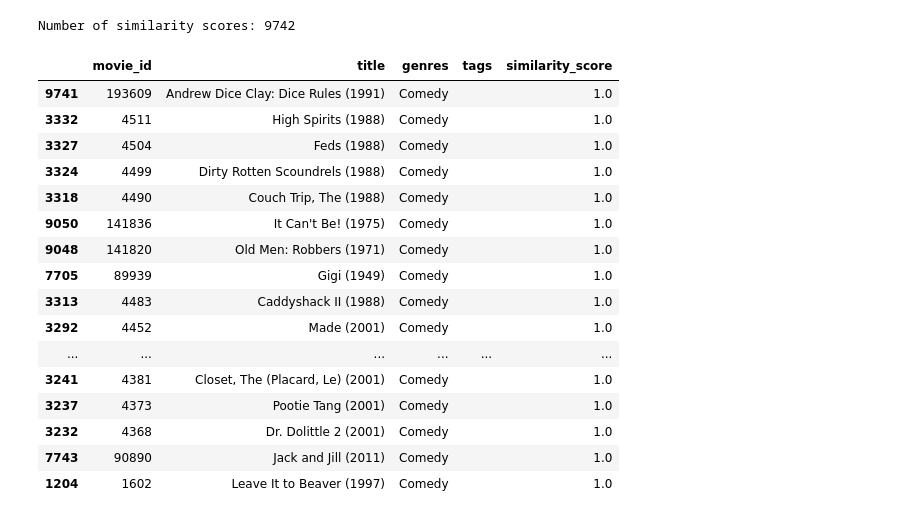
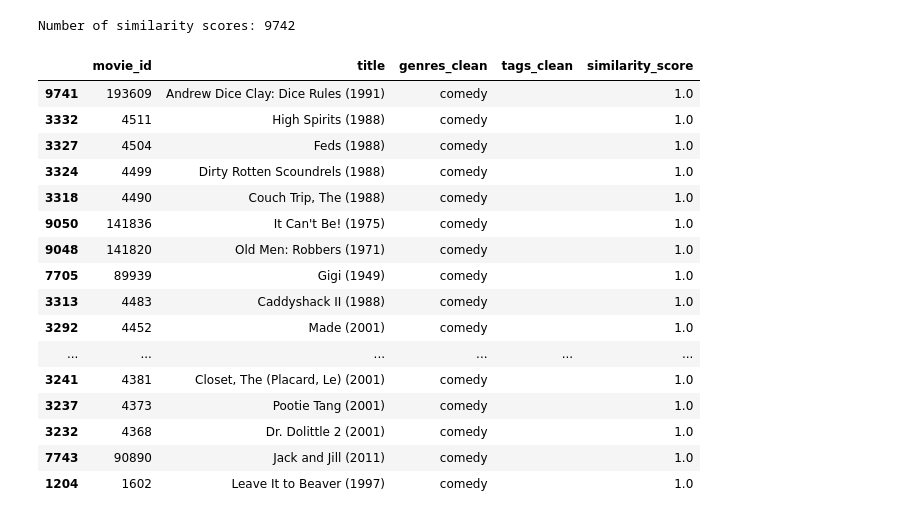
Before and after one commit to PragyaSharmaHyd/CPSC481_Final, a Jupyter notebook: notebooks/recommendations.ipynb, the cells around one changed output. Drawn from its saved outputs; the diff is of its cells as text; code cells hidden in the pictures.

```diff
--- a/notebooks/recommendations.ipynb
+++ b/notebooks/recommendations.ipynb
@@ -162,12 +162,9 @@ from sklearn.preprocessing import normalize
 
 movies_df = movies_df.reset_index(drop=True)
 
-# Genres: keep each genre as one token (e.g. "sci-fi" stays intact)
-movies_df["genres_tok"] = (
-    movies_df["genres"].str.lower().str.replace(" ", "", regex=False)
-)
-genre_vec = TfidfVectorizer(tokenizer=lambda s: s.split("|"), token_pattern=None)
-genre_matrix = genre_vec.fit_transform(movies_df["genres_tok"])
+# Use the cleaned, space-separated genre names as individual tokens
+genre_vec = TfidfVectorizer(tokenizer=str.split, token_pattern=None)
+genre_matrix = genre_vec.fit_transform(movies_df["genres_clean"])
 
 # Tags: unigrams only (or bigrams with min_df), sublinear TF
 tag_vec = TfidfVectorizer(
@@ -266,39 +263,39 @@ Number of similarity scores: 9742
 # %%
 # Exclude the selected movie itself
 similarity_scores[movie_index] = -1
 
 # Sort movies by similarity score (highest to lowest)
 similar_movies_indices = np.argsort(similarity_scores)[::-1]
 
 # Select the top 20
 top_20_indices = similar_movies_indices[:20]
 
 # Display recommendations
 recommendations = movies_df.iloc[top_20_indices][
-    ["movie_id", "title", "genres", "tags"]
+    ["movie_id", "title", "genres_clean", "tags_clean"]
 ].copy()
 
 recommendations["similarity_score"] = similarity_scores[top_20_indices]
 
 recommendations
 # %% [output]
-|  | movie_id | title | genres | tags | similarity_score |
-| 9741 | 193609 | Andrew Dice Clay: Dice Rules (1991) | Comedy |  | 1.0 |
-| 3332 | 4511 | High Spirits (1988) | Comedy |  | 1.0 |
-| 3327 | 4504 | Feds (1988) | Comedy |  | 1.0 |
-| 3324 | 4499 | Dirty Rotten Scoundrels (1988) | Comedy |  | 1.0 |
-| 3318 | 4490 | Couch Trip, The (1988) | Comedy |  | 1.0 |
-| 9050 | 141836 | It Can't Be! (1975) | Comedy |  | 1.0 |
-| 9048 | 141820 | Old Men: Robbers (1971) | Comedy |  | 1.0 |
-| 7705 | 89939 | Gigi (1949) | Comedy |  | 1.0 |
-| 3313 | 4483 | Caddyshack II (1988) | Comedy |  | 1.0 |
-| 3292 | 4452 | Made (2001) | Comedy |  | 1.0 |
+|  | movie_id | title | genres_clean | tags_clean | similarity_score |
+| 9741 | 193609 | Andrew Dice Clay: Dice Rules (1991) | comedy |  | 1.0 |
+| 3332 | 4511 | High Spirits (1988) | comedy |  | 1.0 |
+| 3327 | 4504 | Feds (1988) | comedy |  | 1.0 |
+| 3324 | 4499 | Dirty Rotten Scoundrels (1988) | comedy |  | 1.0 |
+| 3318 | 4490 | Couch Trip, The (1988) | comedy |  | 1.0 |
+| 9050 | 141836 | It Can't Be! (1975) | comedy |  | 1.0 |
+| 9048 | 141820 | Old Men: Robbers (1971) | comedy |  | 1.0 |
+| 7705 | 89939 | Gigi (1949) | comedy |  | 1.0 |
+| 3313 | 4483 | Caddyshack II (1988) | comedy |  | 1.0 |
+| 3292 | 4452 | Made (2001) | comedy |  | 1.0 |
 | ... | ... | ... | ... | ... | ... |
-| 3241 | 4381 | Closet, The (Placard, Le) (2001) | Comedy |  | 1.0 |
-| 3237 | 4373 | Pootie Tang (2001) | Comedy |  | 1.0 |
-| 3232 | 4368 | Dr. Dolittle 2 (2001) | Comedy |  | 1.0 |
-| 7743 | 90890 | Jack and Jill (2011) | Comedy |  | 1.0 |
-| 1204 | 1602 | Leave It to Beaver (1997) | Comedy |  | 1.0 |
+| 3241 | 4381 | Closet, The (Placard, Le) (2001) | comedy |  | 1.0 |
+| 3237 | 4373 | Pootie Tang (2001) | comedy |  | 1.0 |
+| 3232 | 4368 | Dr. Dolittle 2 (2001) | comedy |  | 1.0 |
+| 7743 | 90890 | Jack and Jill (2011) | comedy |  | 1.0 |
+| 1204 | 1602 | Leave It to Beaver (1997) | comedy |  | 1.0 |
 # %%
 import numpy as np
 from sklearn.metrics.pairwise import cosine_similarity
```
Also changed, not shown: parts of 4 cells of this notebook.
